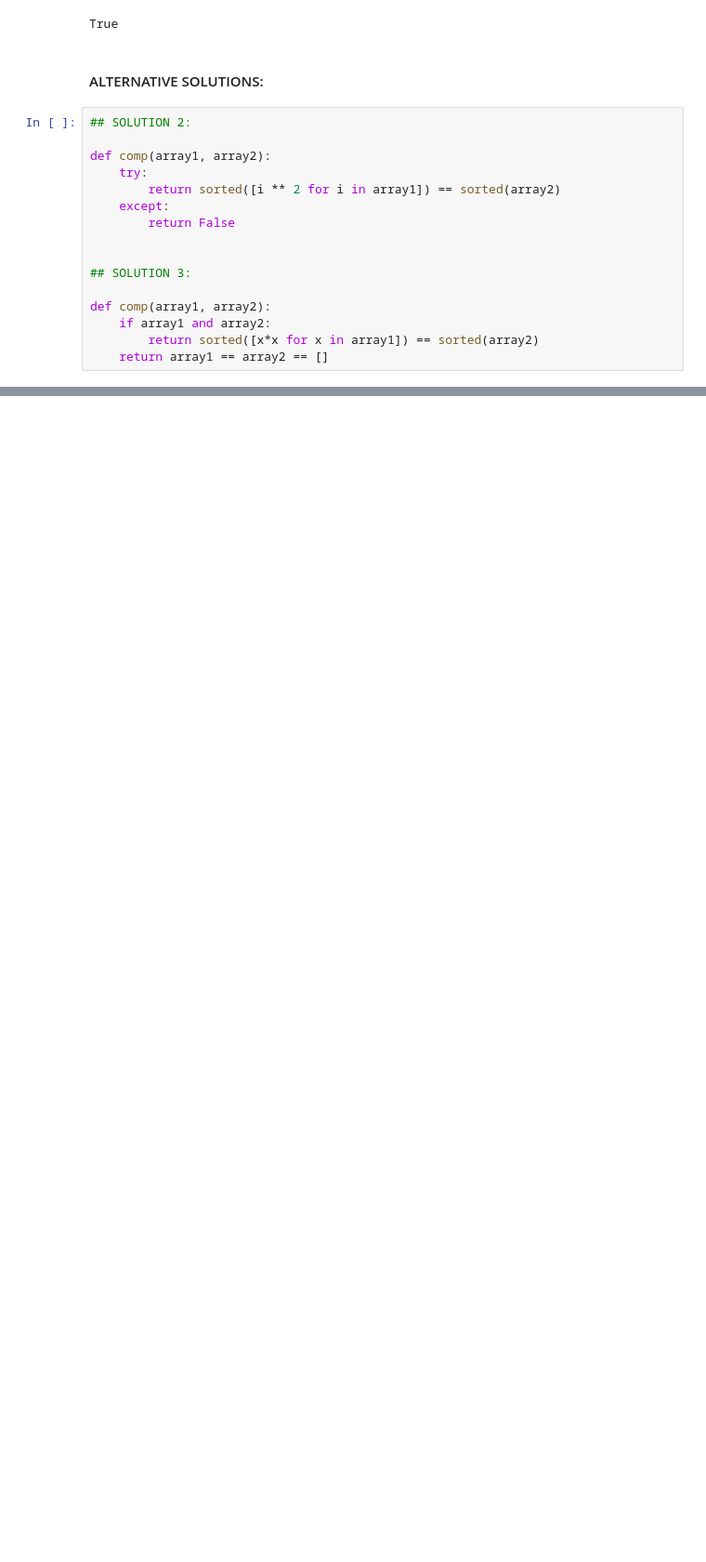
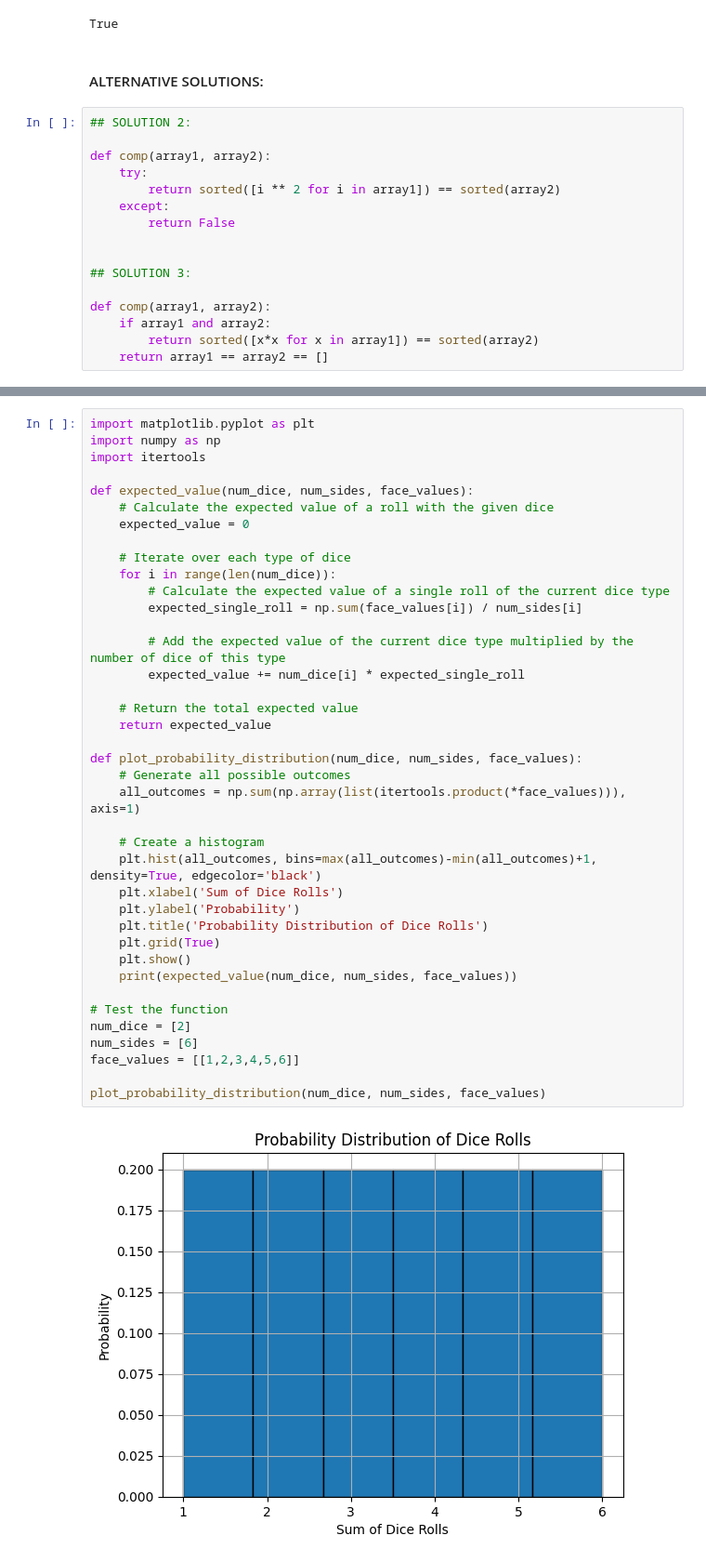
Before and after one commit to Aeonilluminate/Notebooks, a Jupyter notebook: Exercises/March_Exercises.ipynb, the cells around one changed output, grey strips where cells are left out. Shown at 93% size. Cells and saved outputs as stored; diff of their text form; blank space fills up the shorter version.

```diff
--- a/Exercises/March_Exercises.ipynb
+++ b/Exercises/March_Exercises.ipynb
@@ -222,0 +374,41 @@ def comp(array1, array2):
+# %%
+import matplotlib.pyplot as plt
+import numpy as np
+import itertools
+
+def expected_value(num_dice, num_sides, face_values):
+    # Calculate the expected value of a roll with the given dice
+    expected_value = 0
+
+    # Iterate over each type of dice
+    for i in range(len(num_dice)):
+        # Calculate the expected value of a single roll of the current dice type
+        expected_single_roll = np.sum(face_values[i]) / num_sides[i]
+
+        # Add the expected value of the current dice type multiplied by the number of dice of this type
+        expected_value += num_dice[i] * expected_single_roll
+
+    # Return the total expected value
+    return expected_value
+
+def plot_probability_distribution(num_dice, num_sides, face_values):
+    # Generate all possible outcomes
+    all_outcomes = np.sum(np.array(list(itertools.product(*face_values))), axis=1)
+
+    # Create a histogram
+    plt.hist(all_outcomes, bins=max(all_outcomes)-min(all_outcomes)+1, density=True, edgecolor='black')
+    plt.xlabel('Sum of Dice Rolls')
+    plt.ylabel('Probability')
+    plt.title('Probability Distribution of Dice Rolls')
+    plt.grid(True)
+    plt.show()
+    print(expected_value(num_dice, num_sides, face_values))
+
+# Test the function
+num_dice = [2]
+num_sides = [6]
+face_values = [[1,2,3,4,5,6]]
+
+plot_probability_distribution(num_dice, num_sides, face_values)
+# %% [output]
+[figure, added]
```
Also changed, not shown: parts of 11 cells of this notebook.
